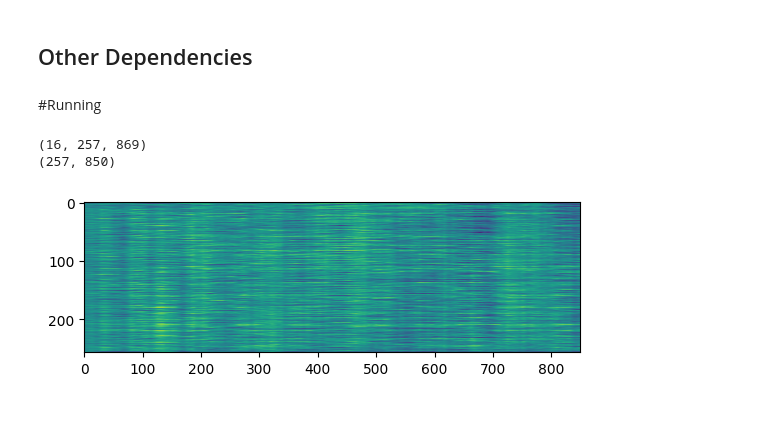
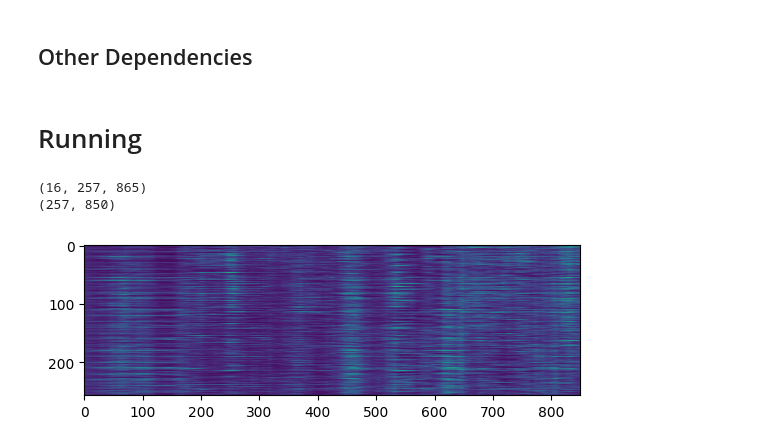
Before and after one commit to Wertyuui345/SSASS, a Jupyter notebook: DemoAudio.ipynb, the cells around one changed output. Cells and saved outputs as stored; diff of their text form; code cells hidden in the pictures; blank space fills up the shorter version.

Commit message:
adding example audio and fixing paths for demo

```diff
--- a/DemoAudio.ipynb
+++ b/DemoAudio.ipynb
@@ -239,6 +241,7 @@ def SeperationAlgorithm(mixedaudio, modelname):
           del x
 
     print(maskgen.shape)
+    maskgen = maskgen**4
     plt.imshow(maskgen)
 
     mixmasked = np.multiply(beam_spect, maskgen)
@@ -247,15 +250,15 @@ def SeperationAlgorithm(mixedaudio, modelname):
 
     return yhat_beamed, mix
 # %% [markdown]
-#Running
+# Running
 # %%
-modelname = "AudioMaskerCircular-MAG257.pth"
-mixedaudio = "both_speakers.wav"
+modelname = "pathstore/AudioMaskerCircular-MAG257.pth"
+mixedaudio = "example_audio/demo_clip.wav"
 result, processedmix = SeperationAlgorithm(mixedaudio, modelname)
 # %% [output]
-(16, 257, 869)
+(16, 257, 865)
 (257, 850)
-[figure, old version]
+[figure, new version]
 # %%
 Audio(result, rate = 44100)
 # %% [output]
```
Also changed, not shown: parts of 5 cells of this notebook, 2 other files.
